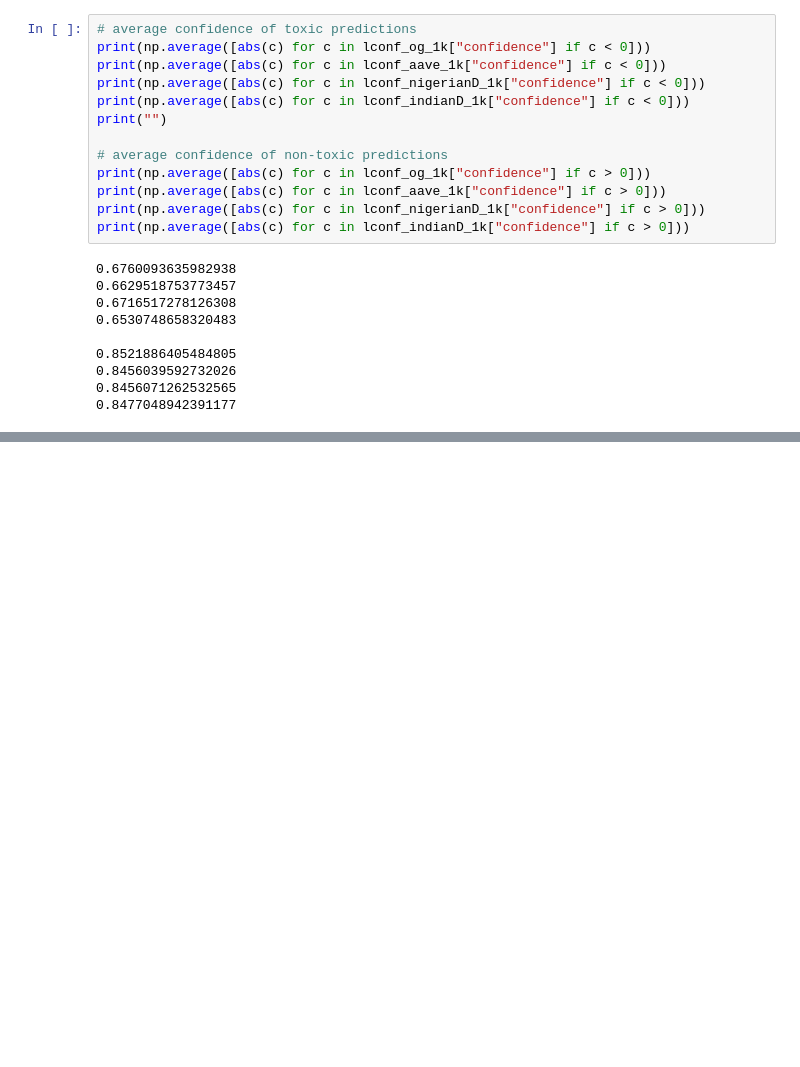
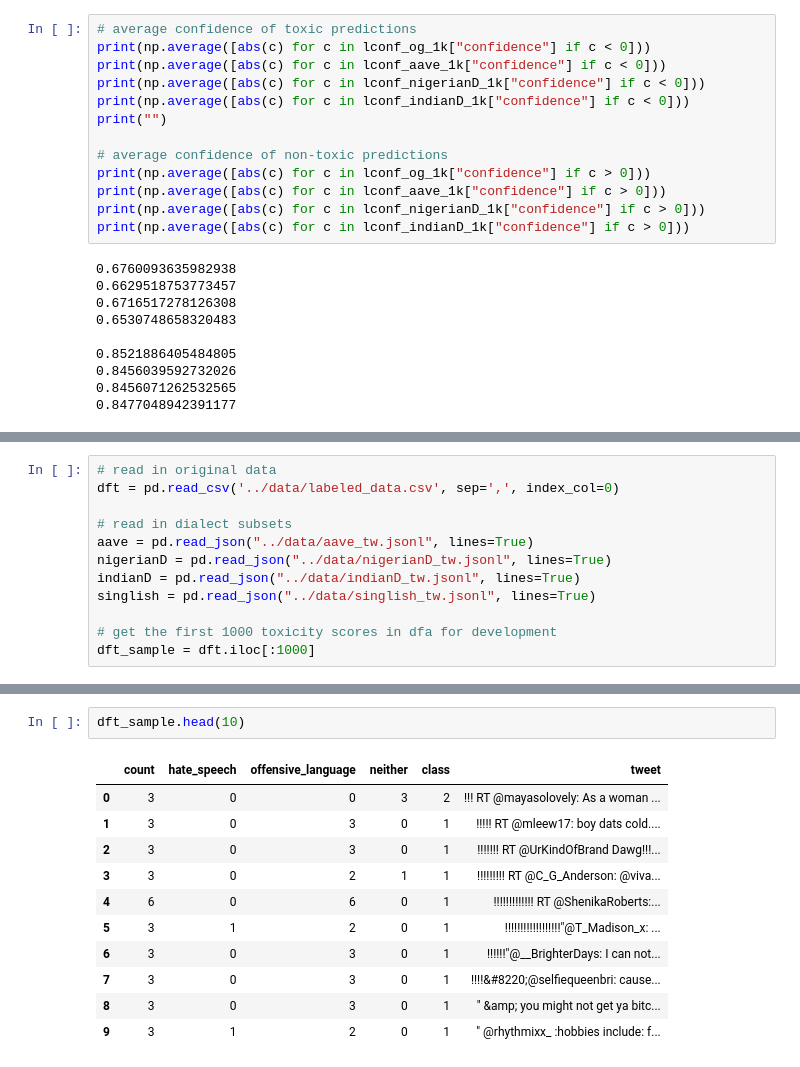
Before and after one commit to xuanxuanx-98/CompMod_2324_BN-AP, a Jupyter notebook: notebooks/toxicity_detection_dialect_bias.ipynb, the cells around one changed output, grey strips where cells are left out. Saved outputs shown, nothing was run; the diff lists cells and outputs as text; blank space fills up the shorter version.

```diff
--- a/notebooks/toxicity_detection_dialect_bias.ipynb
+++ b/notebooks/toxicity_detection_dialect_bias.ipynb
@@ -261,0 +240,12 @@ print(np.average([abs(c) for c in lconf_indianD_1k["confidence"] if c > 0]))
+# %%
+# read in original data
+dft = pd.read_csv('../data/labeled_data.csv', sep=',', index_col=0)
+
+# read in dialect subsets
+aave = pd.read_json("../data/aave_tw.jsonl", lines=True)
+nigerianD = pd.read_json("../data/nigerianD_tw.jsonl", lines=True)
+indianD = pd.read_json("../data/indianD_tw.jsonl", lines=True)
+singlish = pd.read_json("../data/singlish_tw.jsonl", lines=True)
+
+# get the first 1000 toxicity scores in dfa for development
+dft_sample = dft.iloc[:1000]
@@ -261,0 +273,14 @@ print(np.average([abs(c) for c in lconf_indianD_1k["confidence"] if c > 0]))
+# %%
+dft_sample.head(10)
+# %% [output]
+|  | count | hate_speech | offensive_language | neither | class | tweet |
+| 0 | 3 | 0 | 0 | 3 | 2 | !!! RT @mayasolovely: As a woman ... |
+| 1 | 3 | 0 | 3 | 0 | 1 | !!!!! RT @mleew17: boy dats cold.... |
+| 2 | 3 | 0 | 3 | 0 | 1 | !!!!!!! RT @UrKindOfBrand Dawg!!!... |
+| 3 | 3 | 0 | 2 | 1 | 1 | !!!!!!!!! RT @C_G_Anderson: @viva... |
+| 4 | 6 | 0 | 6 | 0 | 1 | !!!!!!!!!!!!! RT @ShenikaRoberts:... |
+| 5 | 3 | 1 | 2 | 0 | 1 | !!!!!!!!!!!!!!!!!!"@T_Madison_x: ... |
+| 6 | 3 | 0 | 3 | 0 | 1 | !!!!!!"@__BrighterDays: I can not... |
+| 7 | 3 | 0 | 3 | 0 | 1 | !!!!&#8220;@selfiequeenbri: cause... |
+| 8 | 3 | 0 | 3 | 0 | 1 | " &amp; you might not get ya bitc... |
+| 9 | 3 | 1 | 2 | 0 | 1 | " @rhythmixx_ :hobbies include: f... |
```
Also changed, not shown: parts of 7 cells of this notebook, 10 other files.
